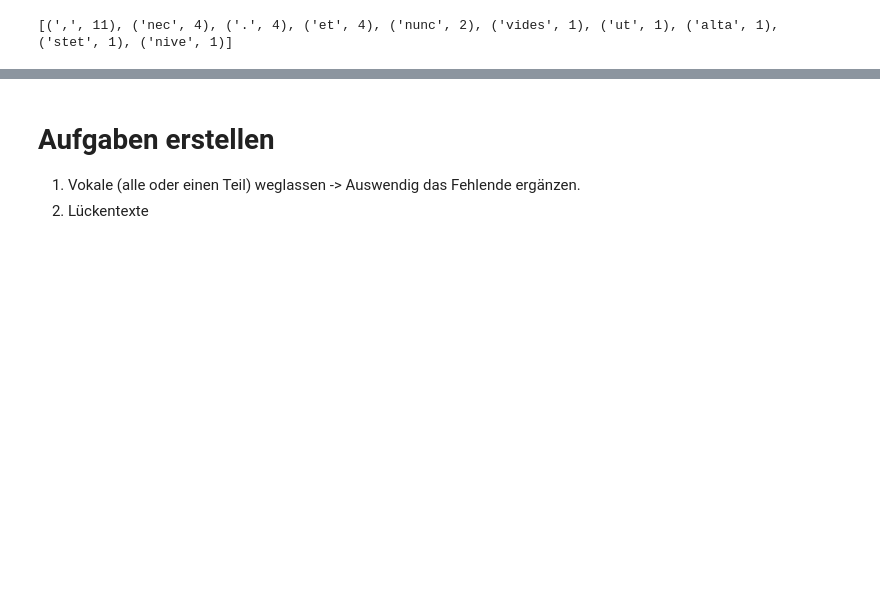
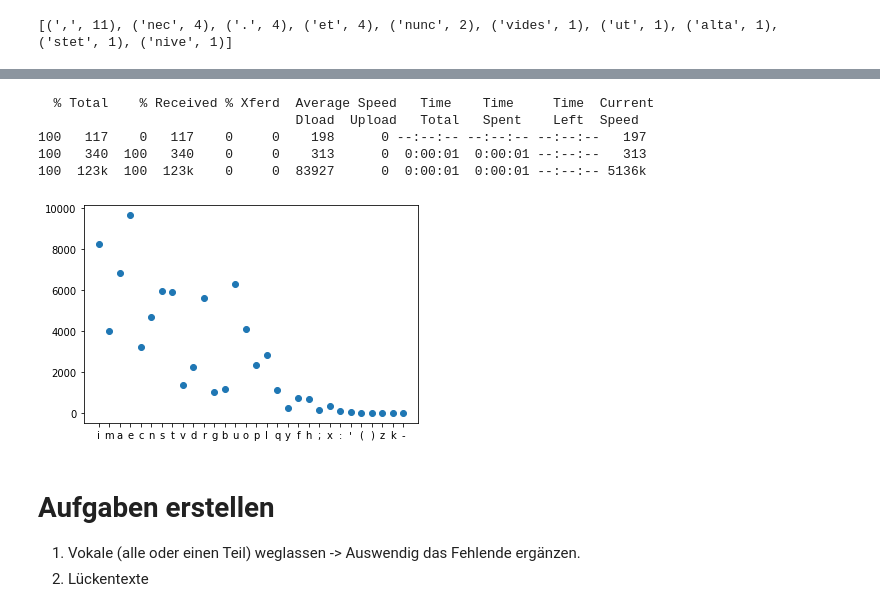
Before and after one commit to kssmagister/au-notebooks, a Jupyter notebook: Textanalysen.ipynb, the cells around one changed output, grey strips where cells are left out. Saved outputs shown, nothing was run; the diff lists cells and outputs as text; code cells hidden in the pictures; blank space fills up the shorter version.

```diff
--- a/Textanalysen.ipynb
+++ b/Textanalysen.ipynb
@@ -368,3 +532,47 @@ None
+# %%
+import numpy
+import re
+import operator
+import matplotlib.pyplot as plt
+
+# Get Latin text
+!curl -O -L https://www.dropbox.com/s/pm53afvm6xorwdm/Horaz.txt
+
+# We'll run the full demonstration in the Latin language first
+with open("Horaz.txt") as fo:
+    text = fo.read()
+
+
+# remove punctuation, whitespaces, tabs, linebreak, digits
+text = re.sub(r"[\n\t\s,.!?\d]*", "", text).lower()
+
+# Python3 code to demonstrate
+# each occurrence frequency using
+# dict.get()
+
+# using dict.get() to get count
+# of each element in string
+res = {}
+
+for keys in text:
+	res[keys] = res.get(keys, 0) + 1
+
+# d = {'one':1,'three':3,'five':5,'two':2,'four':4}
+#res = dict( sorted(res.items(), key=operator.itemgetter(1),reverse=True))
+
+x = res.keys() # a list of the dict keys
+y = res.values() # a list of the dict values
+
+
+plt.scatter(x, y)
+plt.show()
+# %% [output]
+  % Total    % Received % Xferd  Average Speed   Time    Time     Time  Current
+                                 Dload  Upload   Total   Spent    Left  Speed
+100   117    0   117    0     0    198      0 --:--:-- --:--:-- --:--:--   197
+100   340  100   340    0     0    313      0  0:00:01  0:00:01 --:--:--   313
+100  123k  100  123k    0     0  83927      0  0:00:01  0:00:01 --:--:-- 5136k
+[figure, added]
 # %% [markdown]
 # Aufgaben erstellen
 1. Vokale (alle oder einen Teil) weglassen -> Auswendig das Fehlende ergänzen.
```
Also changed, not shown: parts of 5 cells of this notebook.
